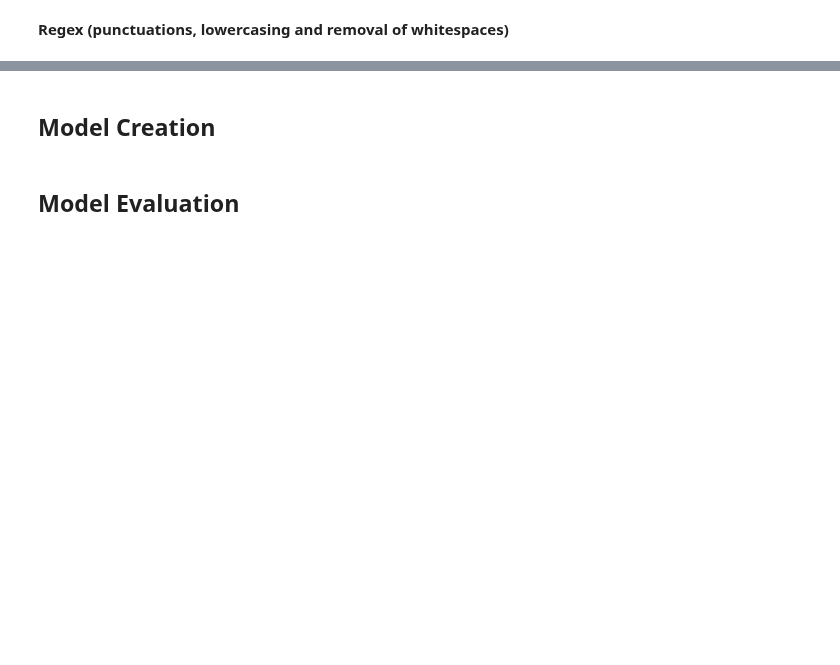
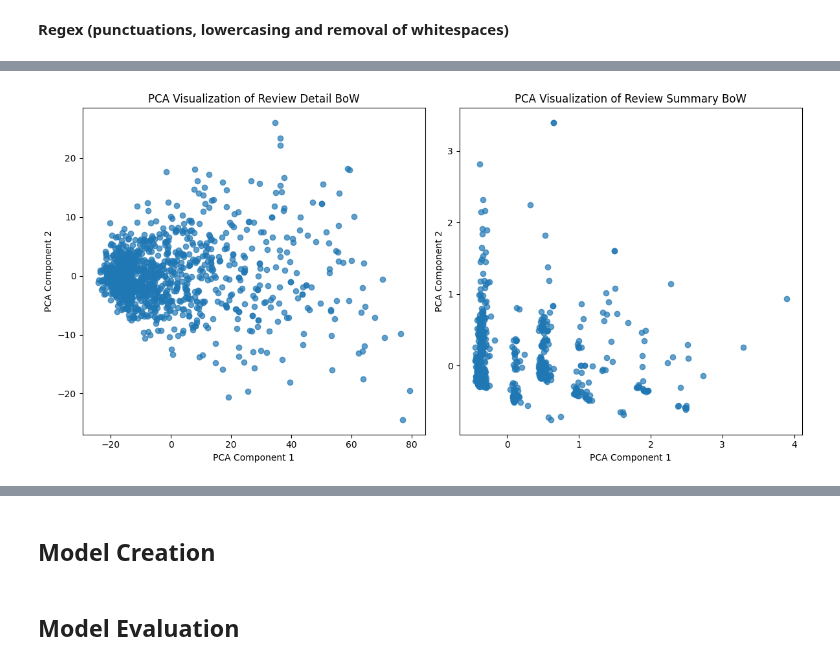
Before and after one commit to abccastro/Movie-Sentiment-Analysis, a Jupyter notebook: Movie Sentiment Analysis.ipynb, the cells around one changed output, grey strips where cells are left out. Drawn from its saved outputs; the diff is of its cells as text; code cells hidden in the pictures; blank space fills up the shorter version.

```diff
--- a/Movie Sentiment Analysis.ipynb
+++ b/Movie Sentiment Analysis.ipynb
@@ -715,0 +734,41 @@ my rating of 1010 applies to the fact that it is so neat to see boris karloff an
+# %%
+from textblob import TextBlob
+
+# Add a 'sentiment' column to your DataFrame
+movie_reviews_df['sentiment'] = movie_reviews_df['review_detail'].apply(lambda x: TextBlob(x).sentiment.polarity)
+
+from sklearn.feature_extraction.text import CountVectorizer
+from sklearn.decomposition import PCA
+import matplotlib.pyplot as plt
+
+# Create a CountVectorizer to convert text into a BoW representation
+vectorizer = CountVectorizer()
+
+# Fit and transform the review_detail and review_summary columns
+review_detail_bow = vectorizer.fit_transform(movie_reviews_df['review_detail'])
+review_summary_bow = vectorizer.fit_transform(movie_reviews_df['review_summary'])
+
+# Perform PCA on the BoW representations
+pca = PCA(n_components=2)
+review_detail_pca = pca.fit_transform(review_detail_bow.toarray())
+review_summary_pca = pca.fit_transform(review_summary_bow.toarray())
+
+# Visualize the results
+plt.figure(figsize=(12, 6))
+
+plt.subplot(1, 2, 1)
+plt.scatter(review_detail_pca[:, 0], review_detail_pca[:, 1], alpha=0.7)
+plt.title('PCA Visualization of Review Detail BoW')
+plt.xlabel('PCA Component 1')
+plt.ylabel('PCA Component 2')
+
+plt.subplot(1, 2, 2)
+plt.scatter(review_summary_pca[:, 0], review_summary_pca[:, 1], alpha=0.7)
+plt.title('PCA Visualization of Review Summary BoW')
+plt.xlabel('PCA Component 1')
+plt.ylabel('PCA Component 2')
+
+plt.tight_layout()
+plt.show()
+# %% [output]
+[figure, added]
```
Also changed, not shown: parts of 16 cells of this notebook, 1 other file.
